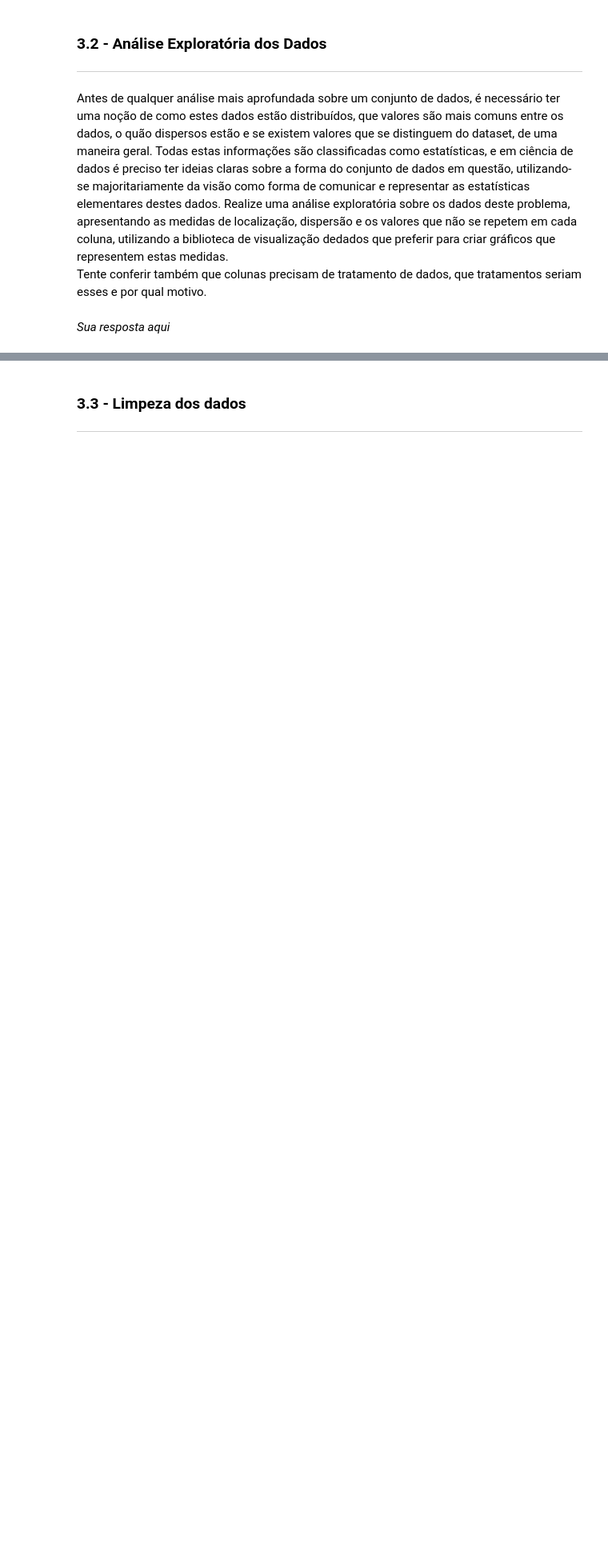
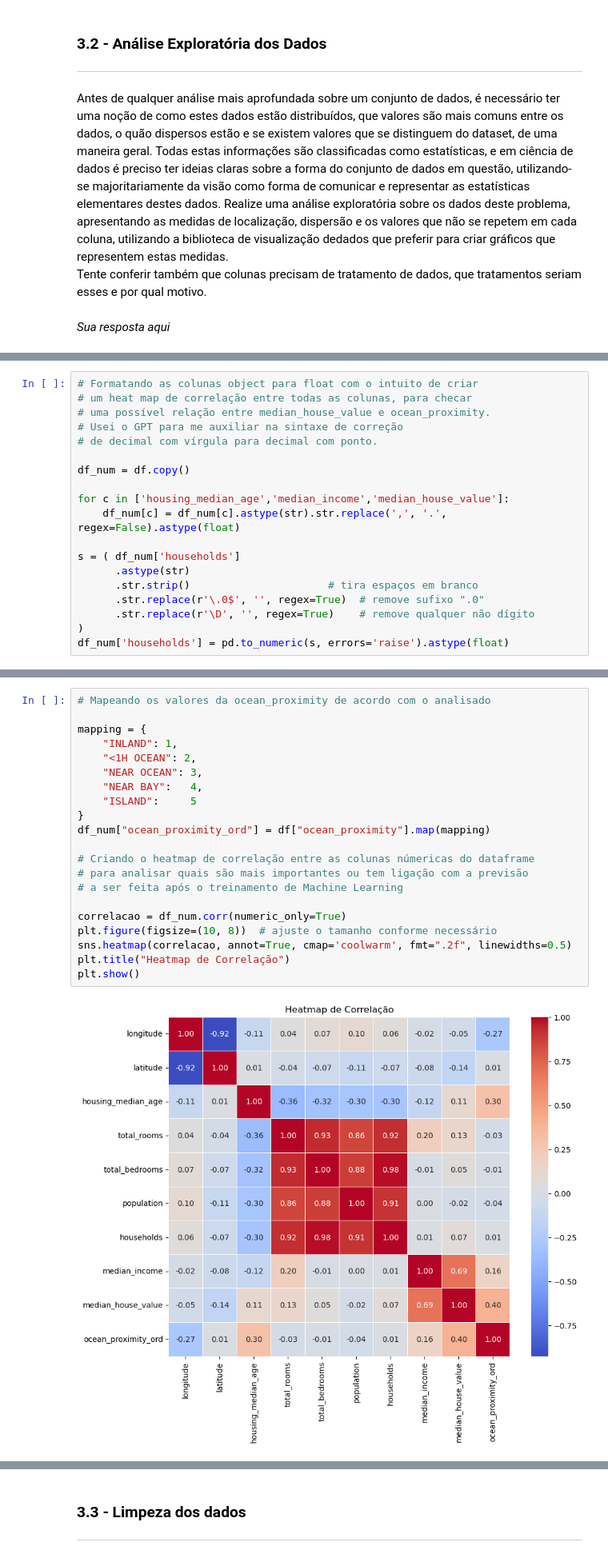
Before and after one commit to lharanhamg/TAIL_notebook_2025, a Jupyter notebook: Cópia_de_Fase2_Luis_Aranha_2025.ipynb, the cells around one changed output, grey strips where cells are left out. Shown at 80% size. Saved outputs shown, nothing was run; the diff lists cells and outputs as text; blank space fills up the shorter version.

```diff
--- a/Cópia_de_Fase2_Luis_Aranha_2025.ipynb
+++ b/Cópia_de_Fase2_Luis_Aranha_2025.ipynb
@@ -669,0 +961,19 @@ _Sua resposta aqui_
+# %%
+# Formatando as colunas object para float com o intuito de criar
+# um heat map de correlação entre todas as colunas, para checar
+# uma possível relação entre median_house_value e ocean_proximity.
+# Usei o GPT para me auxiliar na sintaxe de correção
+# de decimal com vírgula para decimal com ponto.
+
+df_num = df.copy()
+
+for c in ['housing_median_age','median_income','median_house_value']:
+    df_num[c] = df_num[c].astype(str).str.replace(',', '.', regex=False).astype(float)
+
+s = ( df_num['households']
+      .astype(str)
+      .str.strip()                      # tira espaços em branco
+      .str.replace(r'\.0$', '', regex=True)  # remove sufixo ".0"
+      .str.replace(r'\D', '', regex=True)    # remove qualquer não dígito
+)
+df_num['households'] = pd.to_numeric(s, errors='raise').astype(float)
@@ -669,0 +999,23 @@ _Sua resposta aqui_
+# %%
+# Mapeando os valores da ocean_proximity de acordo com o analisado
+
+mapping = {
+    "INLAND": 1,
+    "<1H OCEAN": 2,
+    "NEAR OCEAN": 3,
+    "NEAR BAY":   4,
+    "ISLAND":     5
+}
+df_num["ocean_proximity_ord"] = df["ocean_proximity"].map(mapping)
+
+# Criando o heatmap de correlação entre as colunas númericas do dataframe
+# para analisar quais são mais importantes ou tem ligação com a previsão
+# a ser feita após o treinamento de Machine Learning
+
+correlacao = df_num.corr(numeric_only=True)
+plt.figure(figsize=(10, 8))  # ajuste o tamanho conforme necessário
+sns.heatmap(correlacao, annot=True, cmap='coolwarm', fmt=".2f", linewidths=0.5)
+plt.title("Heatmap de Correlação")
+plt.show()
+# %% [output]
+[figure, added]
```
Also changed, not shown: parts of 33 cells of this notebook.
